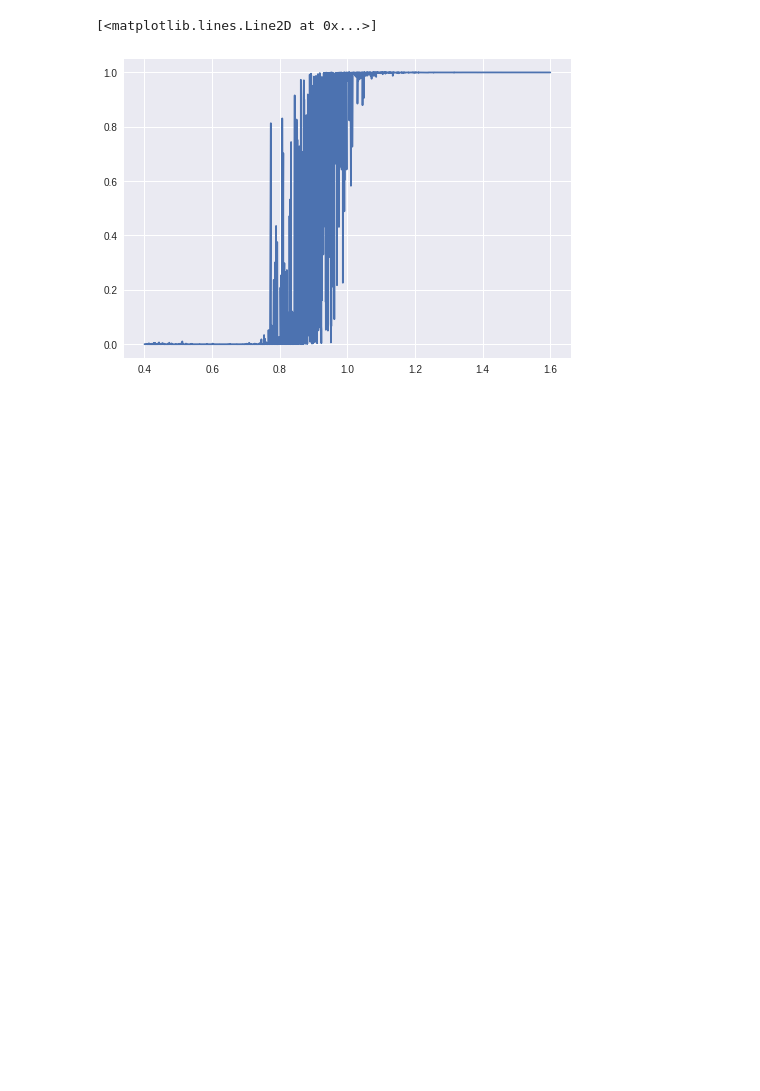
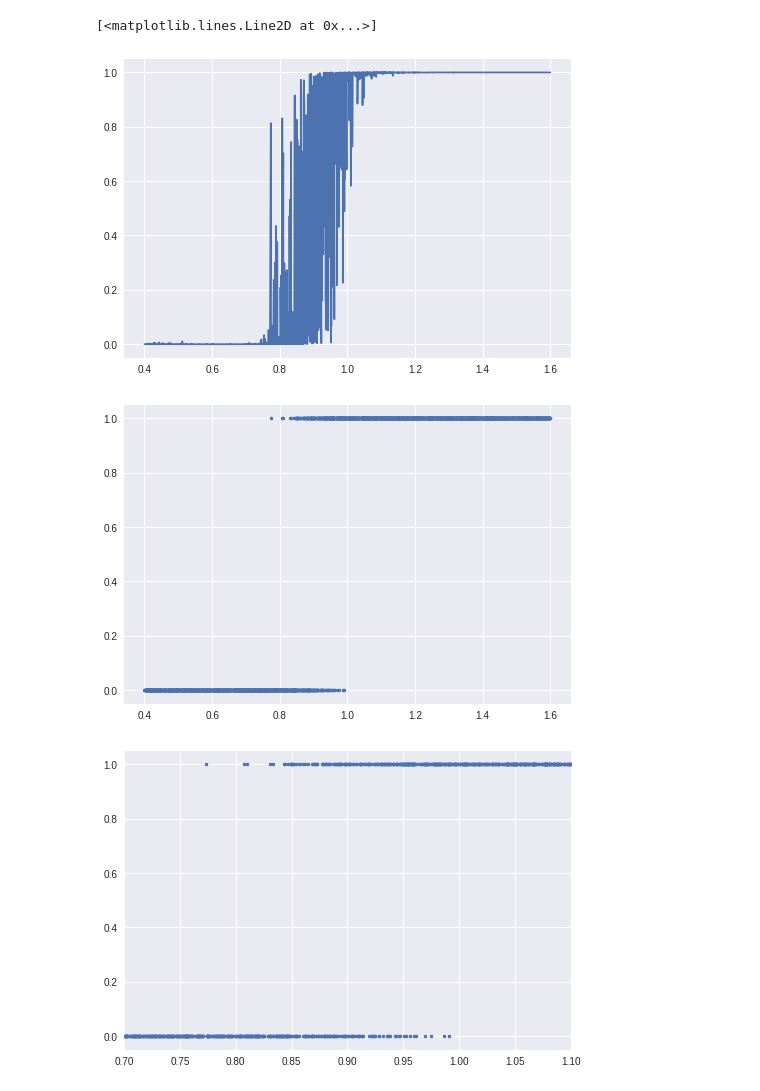
Before and after one commit to Joovvhan/Master-Thesis, a Jupyter notebook: src/Prediction_Test_Xception_A3F1P3_vs_A3F5P3.ipynb, the cells around one changed output. Saved outputs shown, nothing was run; the diff lists cells and outputs as text; code cells hidden in the pictures; blank space fills up the shorter version.

Commit message:
Rounded and average plot added

```diff
--- a/src/Prediction_Test_Xception_A3F1P3_vs_A3F5P3.ipynb
+++ b/src/Prediction_Test_Xception_A3F1P3_vs_A3F5P3.ipynb
@@ -170,3 +165,15 @@ plt.plot(y[:, 0], y[:, 1])
 # %% [output]
 [<matplotlib.lines.Line2D at 0x...>]
 [figure]
+# %%
+z = [round(val) for val in y[:, 1]]
+pit = y[:, 0]
+plt.plot(pit, z, '.')
+plt.show()
+
+plt.plot(pit, z, '.')
+plt.xlim((0.7, 1.1))
+plt.show()
+# %% [output]
+[figure, added]
+[figure, added]
```
Also changed, not shown: parts of 4 cells of this notebook.
